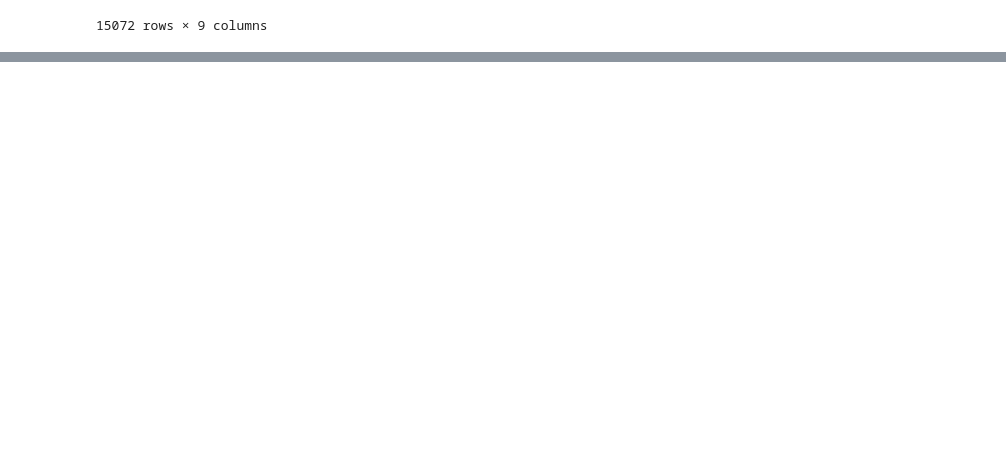
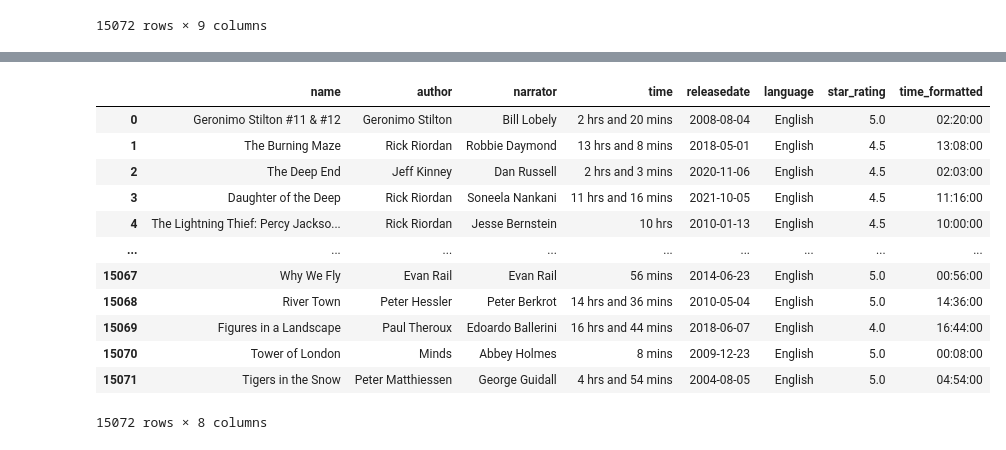
Before and after one commit to acorvin/data-cleaning-audible, a Jupyter notebook: audible_cleaning.ipynb, the cells around one changed output, grey strips where cells are left out. Drawn from its saved outputs; the diff is of its cells as text; code cells hidden in the pictures; blank space fills up the shorter version.

```diff
--- a/audible_cleaning.ipynb
+++ b/audible_cleaning.ipynb
@@ -184,0 +186,32 @@ df
+# %%
+# Extract hours and minutes as integers
+hours_extracted = df['time'].str.extract(r'(\d+) hrs?')
+minutes_extracted = df['time'].str.extract(r'(\d+) mins?')
+
+# Convert hours and minutes to integers, filling NaN values with 0
+df['hours'] = hours_extracted[0].fillna(0).astype(int)
+df['minutes'] = minutes_extracted[0].fillna(0).astype(int)
+
+# Calculate total time in minutes
+df['total_minutes'] = df['hours'] * 60 + df['minutes']
+
+# Convert total time in minutes to HH:MM:SS format
+df['time_formatted'] = df['total_minutes'].apply(lambda x: f"{x // 60:02d}:{x % 60:02d}:00")
+
+# Drop intermediate columns if needed
+df.drop(['hours', 'minutes', 'total_minutes'], axis=1, inplace=True)
+df
+# %% [output]
+|  | name | author | narrator | time | releasedate | language | star_rating | time_formatted |
+| 0 | Geronimo Stilton #11 & #12 | Geronimo Stilton | Bill Lobely | 2 hrs and 20 mins | 2008-08-04 | English | 5.0 | 02:20:00 |
+| 1 | The Burning Maze | Rick Riordan | Robbie Daymond | 13 hrs and 8 mins | 2018-05-01 | English | 4.5 | 13:08:00 |
+| 2 | The Deep End | Jeff Kinney | Dan Russell | 2 hrs and 3 mins | 2020-11-06 | English | 4.5 | 02:03:00 |
+| 3 | Daughter of the Deep | Rick Riordan | Soneela Nankani | 11 hrs and 16 mins | 2021-10-05 | English | 4.5 | 11:16:00 |
+| 4 | The Lightning Thief: Percy Jackso... | Rick Riordan | Jesse Bernstein | 10 hrs | 2010-01-13 | English | 4.5 | 10:00:00 |
+| ... | ... | ... | ... | ... | ... | ... | ... | ... |
+| 15067 | Why We Fly | Evan Rail | Evan Rail | 56 mins | 2014-06-23 | English | 5.0 | 00:56:00 |
+| 15068 | River Town | Peter Hessler | Peter Berkrot | 14 hrs and 36 mins | 2010-05-04 | English | 5.0 | 14:36:00 |
+| 15069 | Figures in a Landscape | Paul Theroux | Edoardo Ballerini | 16 hrs and 44 mins | 2018-06-07 | English | 4.0 | 16:44:00 |
+| 15070 | Tower of London | Minds | Abbey Holmes | 8 mins | 2009-12-23 | English | 5.0 | 00:08:00 |
+| 15071 | Tigers in the Snow | Peter Matthiessen | George Guidall | 4 hrs and 54 mins | 2004-08-05 | English | 5.0 | 04:54:00 |
+15072 rows × 8 columns
```
Also changed, not shown: parts of 3 cells of this notebook.
